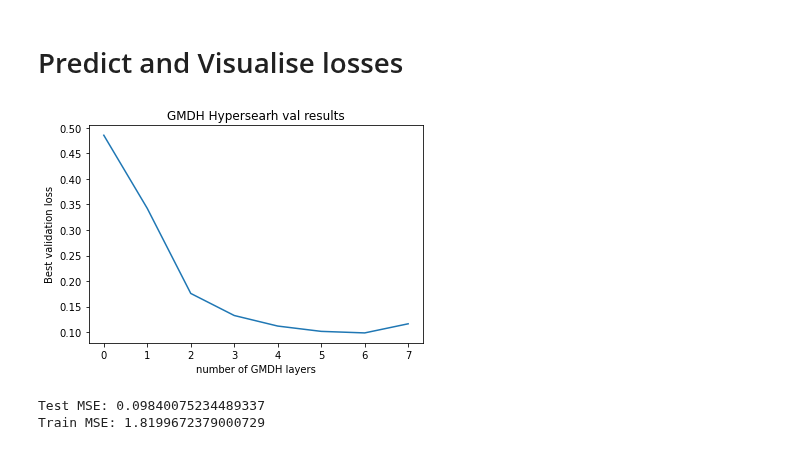
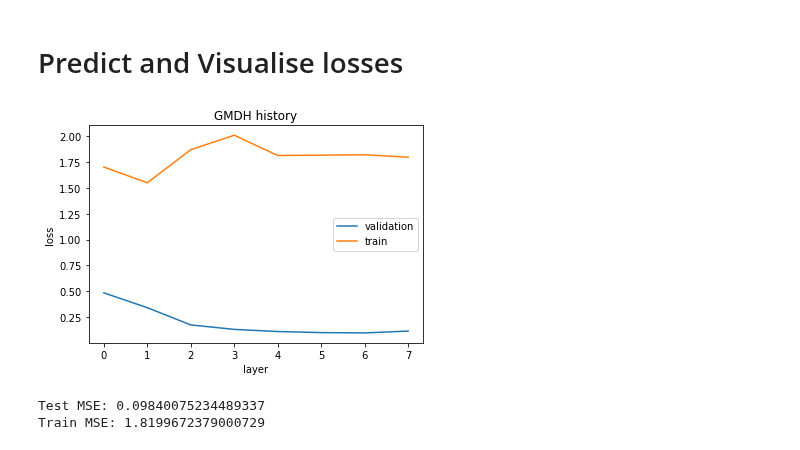
Before and after one commit to tupoylogin/Neural_Net_Genetic_Alg, a Jupyter notebook: examples/FuzzyGMDH_GDP.ipynb, the cells around one changed output. Drawn from its saved outputs; the diff is of its cells as text; code cells hidden in the pictures.

Commit message:
train_loss to GMDH history. Fake Simplex deleted

```diff
--- a/examples/FuzzyGMDH_GDP.ipynb
+++ b/examples/FuzzyGMDH_GDP.ipynb
@@ -93,13 +93,15 @@ model, history  = model.fit(
 # %% [markdown]
 # Predict and Visualise losses
 # %%
-plt.title('GMDH Hypersearh val results')
-plt.plot(history['metric'])
-plt.xlabel('number of GMDH layers')
-plt.ylabel('Best validation loss')
+plt.title('GMDH history')
+plt.plot(history['validation_loss'], label='validation')
+plt.plot(history['train_loss'], label='train')
+plt.xlabel('layer')
+plt.ylabel('loss')
+plt.legend()
 plt.show()
 # %% [output]
-[figure, old version]
+[figure, new version]
 # %%
 prediction = model.predict(X_test)
 prediction_train = model.predict(X_train)
```
Also changed, not shown: 5 other files.
